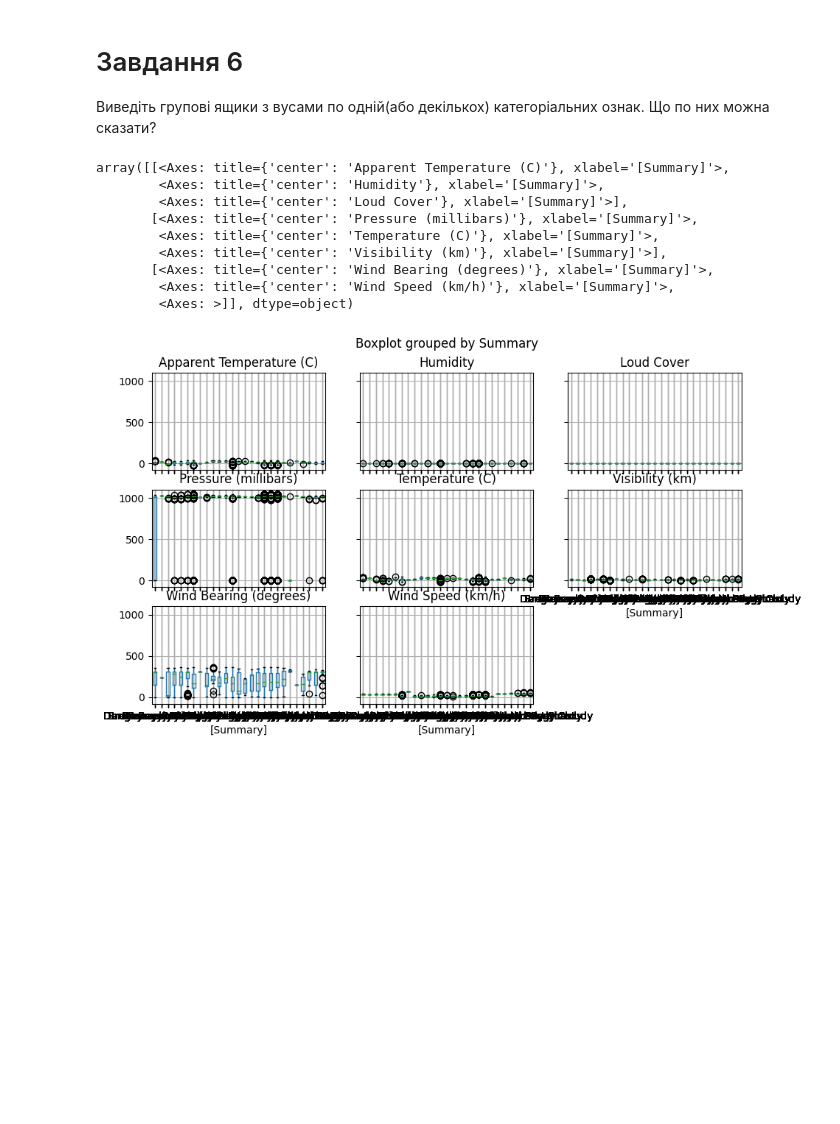
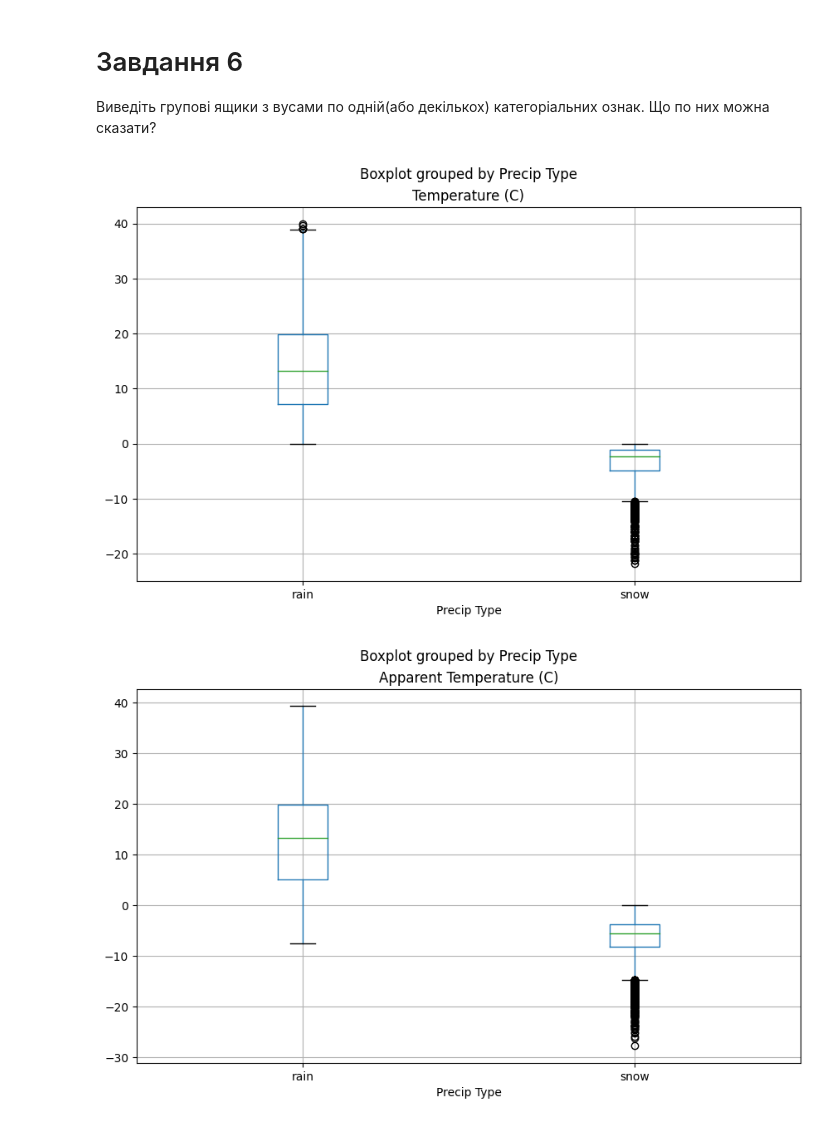
Before and after one commit to VDidyk/AI, a Jupyter notebook: module2/Практична_аналіз_даних2.ipynb, the cells around one changed output. Drawn from its saved outputs; the diff is of its cells as text; code cells hidden in the pictures; blank space fills up the shorter version.

```diff
--- a/module2/Практична_аналіз_даних2.ipynb
+++ b/module2/Практична_аналіз_даних2.ipynb
@@ -123,16 +123,10 @@ df.describe(include='object')
 # %% [markdown]
 # Завдання 6
 Виведіть групові ящики з вусами по одній(або декількох) категоріальних ознак. Що по них можна сказати?
-# %%
-df.boxplot(by='Summary', figsize=(10,6))
-# %% [output]
-array([[<Axes: title={'center': 'Apparent Temperature (C)'}, xlabel='[Summary]'>,
-        <Axes: title={'center': 'Humidity'}, xlabel='[Summary]'>,
-        <Axes: title={'center': 'Loud Cover'}, xlabel='[Summary]'>],
-       [<Axes: title={'center': 'Pressure (millibars)'}, xlabel='[Summary]'>,
-        <Axes: title={'center': 'Temperature (C)'}, xlabel='[Summary]'>,
-        <Axes: title={'center': 'Visibility (km)'}, xlabel='[Summary]'>],
-       [<Axes: title={'center': 'Wind Bearing (degrees)'}, xlabel='[Summary]'>,
-        <Axes: title={'center': 'Wind Speed (km/h)'}, xlabel='[Summary]'>,
-        <Axes: >]], dtype=object)
-[figure, removed]
+# %%
+for column_name in df.columns:
+    if df[column_name].dtype == 'float64':
+        df.boxplot(column=column_name, by='Precip Type', figsize=(10,6))
+# %% [output]
+[figure, added]
+[figure, added]
```
Also changed, not shown: parts of 1 cell of this notebook.
